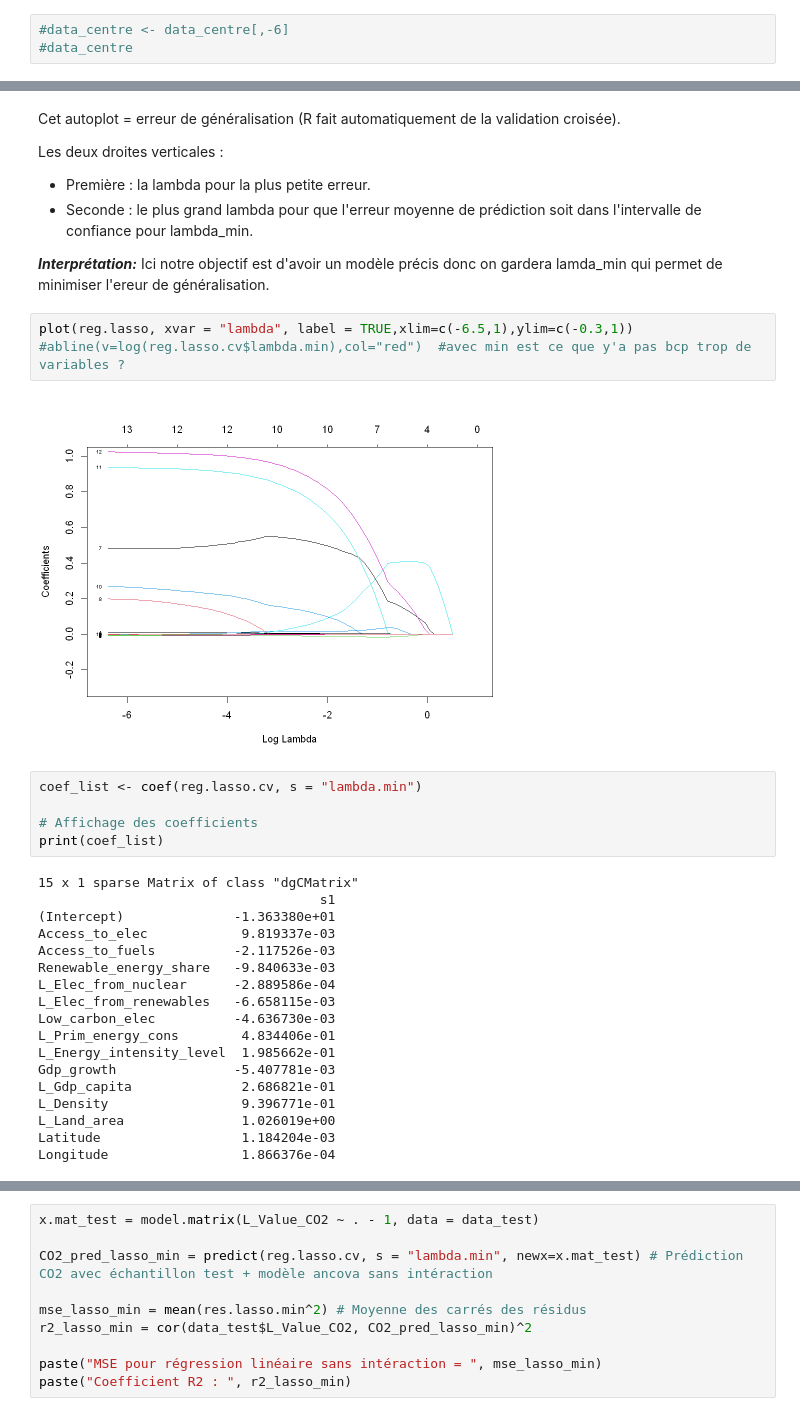
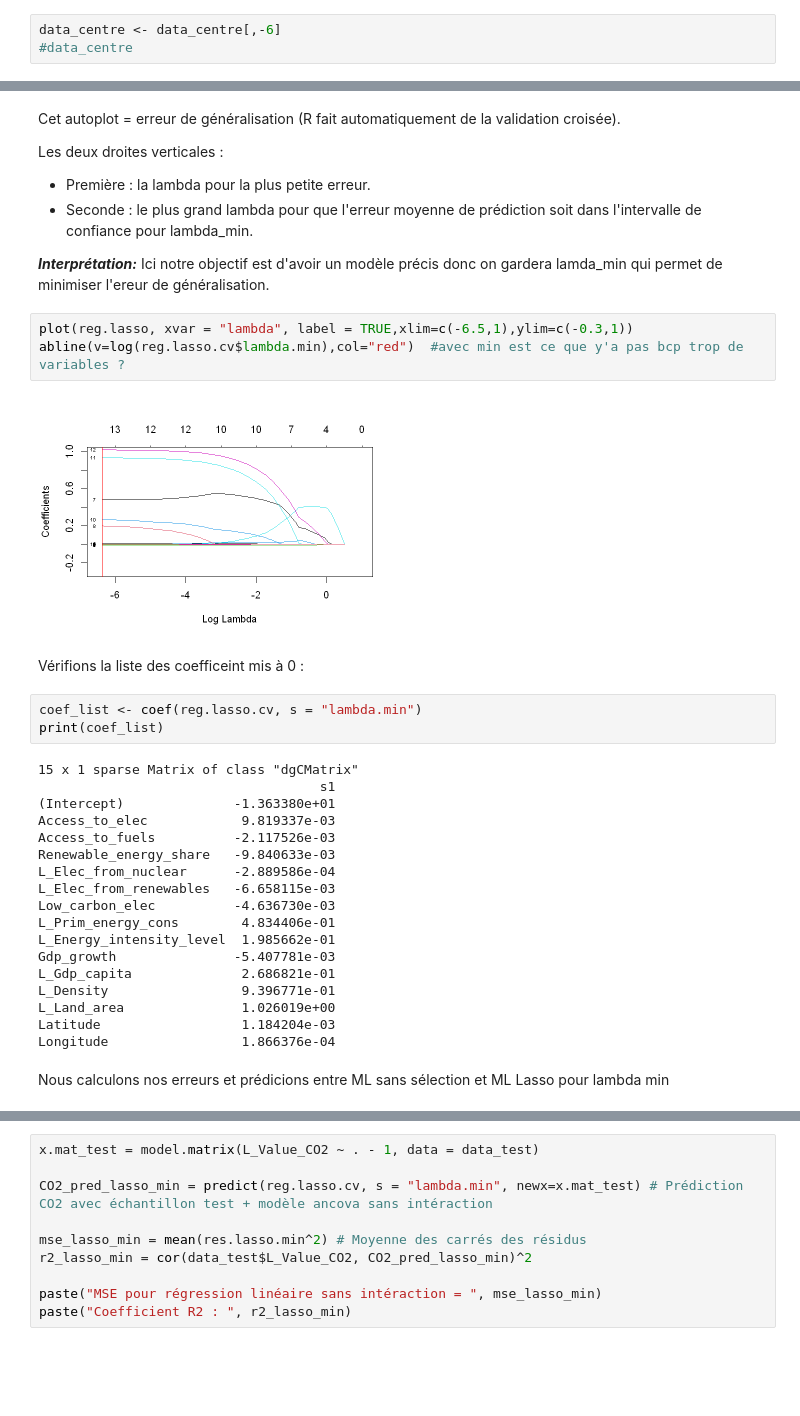
Before and after one commit to PaolaDeTruchis/MachineLearning, a Jupyter notebook: Projet_ML_R.ipynb, the cells around one changed output, grey strips where cells are left out. Cells and saved outputs as stored; diff of their text form; blank space fills up the shorter version.

```diff
--- a/Projet_ML_R.ipynb
+++ b/Projet_ML_R.ipynb
@@ -571,7 +591,7 @@ Entre 2000 et 2020 on observe une obeservation de 37,38%
 # %% [markdown]
 La variable CO2 étant très corrélée avec la variable Elec_from_fossil, pour un but éducatif, on l'enlèverra pour la suite de l'analyse.
 # %%
-#data_centre <- data_centre[,-6]
+data_centre <- data_centre[,-6]
 #data_centre
 # %% [markdown]
 ##  Création des échantillons d'apprentissage et de test
@@ -772,13 +759,13 @@ Les deux droites verticales :
 Ici notre objectif est d'avoir un modèle précis donc on gardera lamda_min qui permet de minimiser l'ereur de généralisation.
 # %%
 plot(reg.lasso, xvar = "lambda", label = TRUE,xlim=c(-6.5,1),ylim=c(-0.3,1))
-#abline(v=log(reg.lasso.cv$lambda.min),col="red")  #avec min est ce que y'a pas bcp trop de variables ?
+abline(v=log(reg.lasso.cv$lambda.min),col="red")  #avec min est ce que y'a pas bcp trop de variables ?
 # %% [output]
-[figure, old version]
+[figure, new version]
+# %% [markdown]
+Vérifions la liste des coefficeint mis à 0 :
 # %%
 coef_list <- coef(reg.lasso.cv, s = "lambda.min")
-
-# Affichage des coefficients
 print(coef_list)
 # %% [output]
 15 x 1 sparse Matrix of class "dgCMatrix"
@@ -798,4 +785,6 @@ L_Density                 9.396771e-01
 L_Land_area               1.026019e+00
 Latitude                  1.184204e-03
 Longitude                 1.866376e-04
+# %% [markdown]
+Nous calculons nos erreurs et prédicions entre ML sans sélection et ML Lasso pour lambda min
 # %%
```
Also changed, not shown: parts of 80 cells of this notebook.
